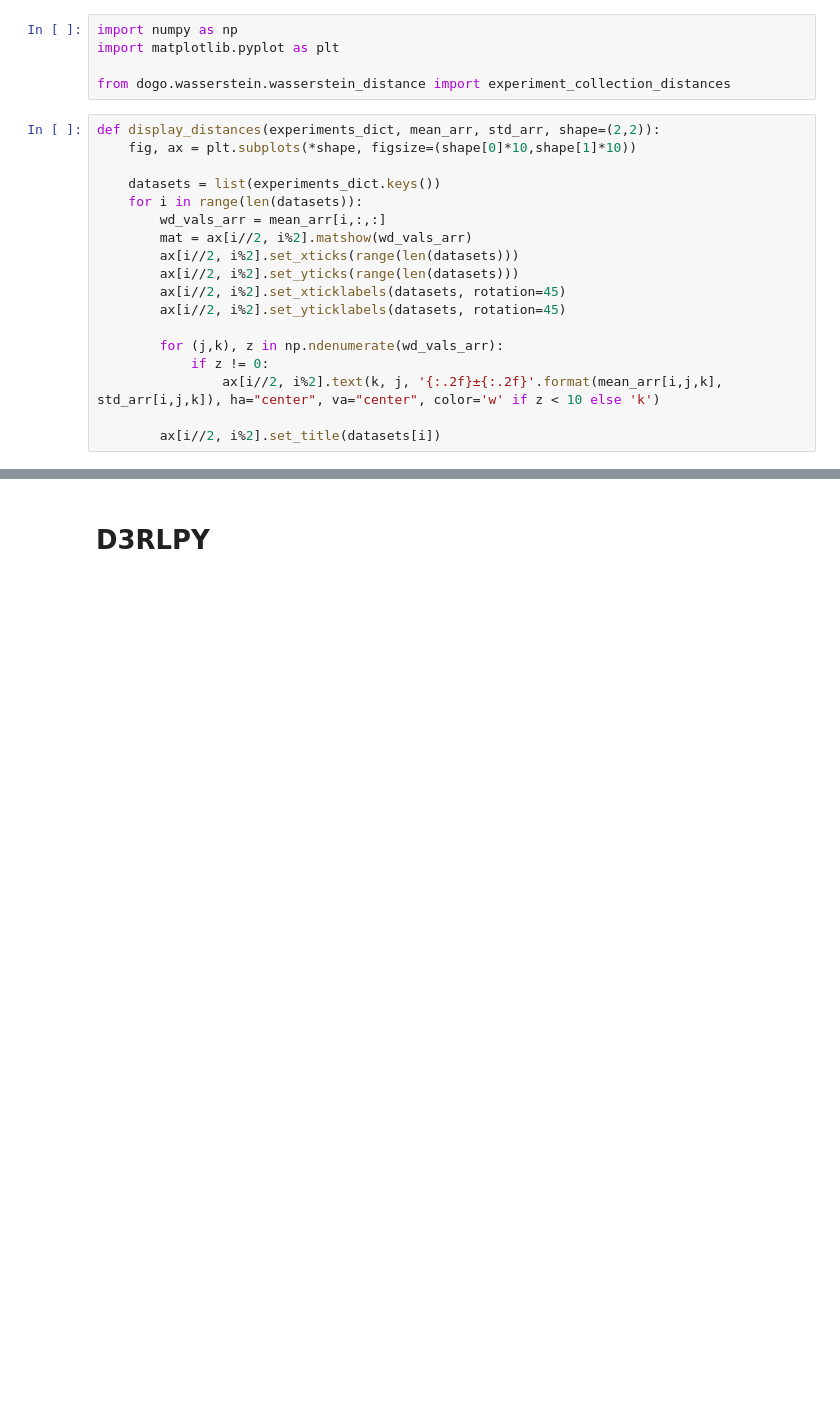
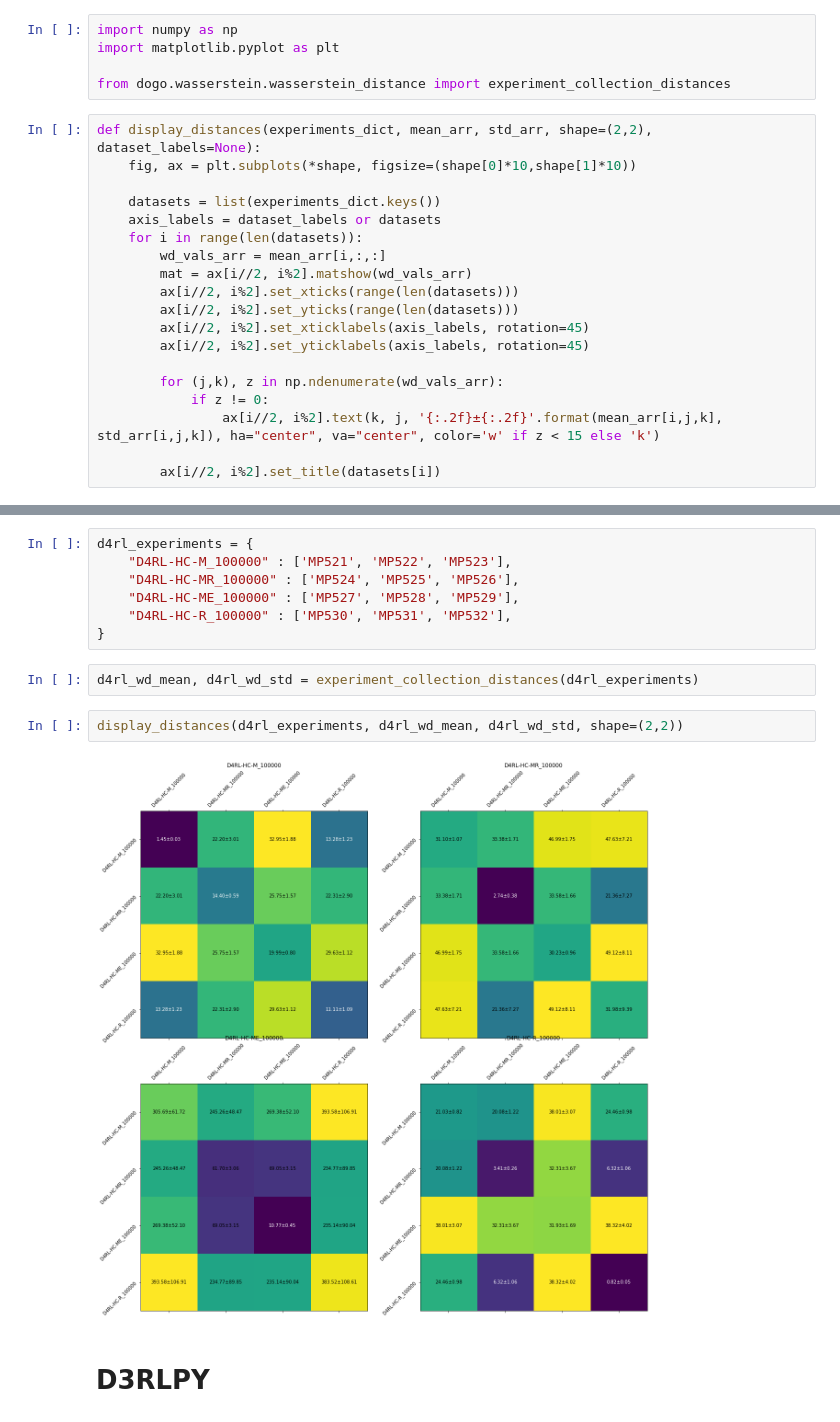
Before and after one commit to thatscotdatasci/mopo, a Jupyter notebook: wasserstein_distance_calcs.ipynb, the cells around one changed output, grey strips where cells are left out. Drawn from its saved outputs; the diff is of its cells as text; blank space fills up the shorter version.

Commit message:
D4RL Wasserstein distances

```diff
--- a/wasserstein_distance_calcs.ipynb
+++ b/wasserstein_distance_calcs.ipynb
@@ -7,20 +9,21 @@ import matplotlib.pyplot as plt
 
 from dogo.wasserstein.wasserstein_distance import experiment_collection_distances
 # %%
-def display_distances(experiments_dict, mean_arr, std_arr, shape=(2,2)):
+def display_distances(experiments_dict, mean_arr, std_arr, shape=(2,2), dataset_labels=None):
     fig, ax = plt.subplots(*shape, figsize=(shape[0]*10,shape[1]*10))
 
     datasets = list(experiments_dict.keys())
+    axis_labels = dataset_labels or datasets
     for i in range(len(datasets)):
         wd_vals_arr = mean_arr[i,:,:]
         mat = ax[i//2, i%2].matshow(wd_vals_arr)
         ax[i//2, i%2].set_xticks(range(len(datasets)))
         ax[i//2, i%2].set_yticks(range(len(datasets)))
-        ax[i//2, i%2].set_xticklabels(datasets, rotation=45)
-        ax[i//2, i%2].set_yticklabels(datasets, rotation=45)
+        ax[i//2, i%2].set_xticklabels(axis_labels, rotation=45)
+        ax[i//2, i%2].set_yticklabels(axis_labels, rotation=45)
 
         for (j,k), z in np.ndenumerate(wd_vals_arr):
             if z != 0:
-                ax[i//2, i%2].text(k, j, '{:.2f}±{:.2f}'.format(mean_arr[i,j,k], std_arr[i,j,k]), ha="center", va="center", color='w' if z < 10 else 'k')
+                ax[i//2, i%2].text(k, j, '{:.2f}±{:.2f}'.format(mean_arr[i,j,k], std_arr[i,j,k]), ha="center", va="center", color='w' if z < 15 else 'k')
 
         ax[i//2, i%2].set_title(datasets[i])
@@ -27,3 +32,16 @@ def display_distances(experiments_dict, mean_arr, std_arr, shape=(2,2)):
+# %%
+d4rl_experiments = {
+    "D4RL-HC-M_100000" : ['MP521', 'MP522', 'MP523'],
+    "D4RL-HC-MR_100000" : ['MP524', 'MP525', 'MP526'],
+    "D4RL-HC-ME_100000" : ['MP527', 'MP528', 'MP529'],
+    "D4RL-HC-R_100000" : ['MP530', 'MP531', 'MP532'],
+}
+# %%
+d4rl_wd_mean, d4rl_wd_std = experiment_collection_distances(d4rl_experiments)
+# %%
+display_distances(d4rl_experiments, d4rl_wd_mean, d4rl_wd_std, shape=(2,2))
+# %% [output]
+[figure, added]
 # %% [markdown]
 # D3RLPY
 # %%
```
Also changed, not shown: parts of 3 cells of this notebook.
